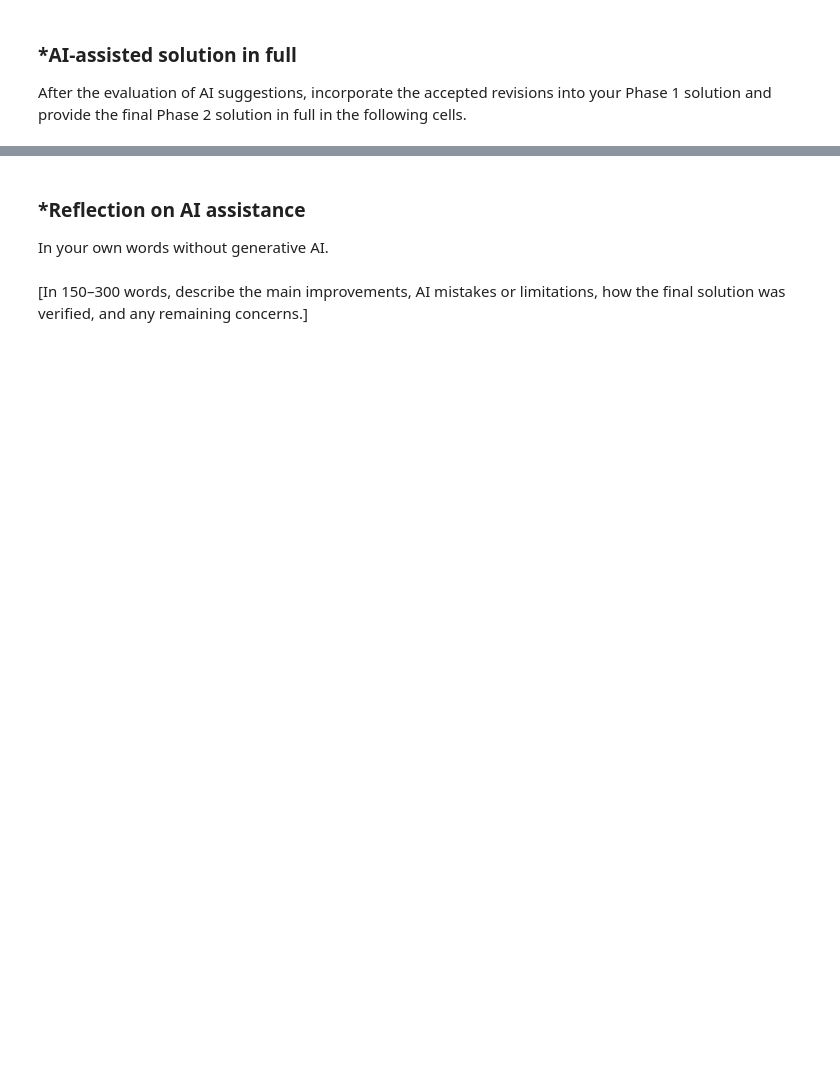
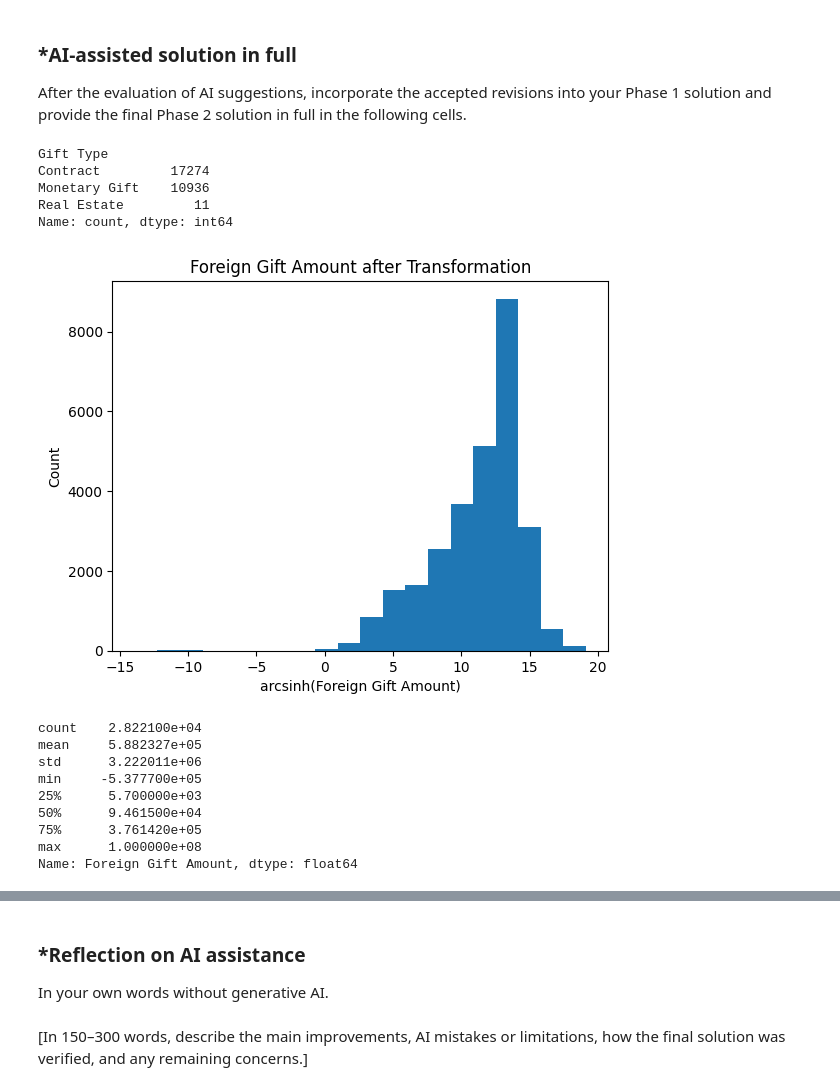
Before and after one commit to beccahobsonn/A02-eda-and-visualization, a Jupyter notebook: notebook.ipynb, the cells around one changed output, grey strips where cells are left out. Cells and saved outputs as stored; diff of their text form; code cells hidden in the pictures; blank space fills up the shorter version.

```diff
--- a/notebook.ipynb
+++ b/notebook.ipynb
@@ -164,3 +200,83 @@ Keep Phase 1 frozen.
 After the evaluation of AI suggestions, incorporate the accepted revisions into your Phase 1 solution and provide the final Phase 2 solution in full in the following cells.
 # %%
 # Your Phase 2 solution to the problem goes here.
+# %%
+import pandas as pd
+import numpy as np
+import seaborn as sns
+import matplotlib.pyplot as plt
+
+fgdf = pd.read_csv('/content/ForeignGifts_edu.csv')
+
+fgdf.head(20)
+fgdf.sample(20) #looking at data
+print(fgdf['Gift Type'].value_counts())
+
+#Create Histogram for Foreign Gift Amount
+fgdf['arcsinh_amount'] = np.arcsinh(fgdf['Foreign Gift Amount']) #arcsinh transformation to improve display
+fgdf['arcsinh_amount'].hist(bins=20, grid=False)
+plt.title('Foreign Gift Amount after Transformation')
+plt.xlabel('arcsinh(Foreign Gift Amount)')
+plt.ylabel('Count')
+plt.show()
+print(fgdf['Foreign Gift Amount'].describe())
+
+#Create Histogram for Gift Type
+fgdf['Gift Type'].hist(bins=20, grid=False)
+plt.title('Gift Type')
+plt.xlabel('Gift Type')
+plt.ylabel('Count')
+plt.show()
+
+#Proportion of Gift Types
+monetary_proportion = ((fgdf['Gift Type'] == 'Monetary Gift').sum() / len(fgdf))
+print('\nProportion of Monetary Gifts as a %:', round(monetary_proportion * 100, 2)) #round to 2 decimal places
+contract_proportion = ((fgdf['Gift Type'] == 'Contract').sum() / len(fgdf))
+print('Proportion of Contract Gifts as a %:', round(contract_proportion * 100, 2)) #round to 2 decimal places
+realestate_proportion = ((fgdf['Gift Type'] == 'Real Estate').sum() / len(fgdf))
+print('Proportion of Real Estate Gifts as a %:', round(realestate_proportion * 100, 2)) #round to 2 decimal places
+
+#KDE Displays
+plt.figure(figsize=(10,6))
+fgdf['log_amount'] = np.where(
+    fgdf['Foreign Gift Amount'] > 0, #only display positive gift amount values
+    np.log(fgdf['Foreign Gift Amount']),
+    np.nan)
+sns.kdeplot(data=fgdf, x='log_amount', fill=True)
+plt.title('KDE of log(Foreign Gift Amount)')
+plt.xlabel('log(Foreign Gift Amount)')
+plt.ylabel('Density')
+plt.show()
+
+plt.figure(figsize=(10,6))
+sns.kdeplot(data=fgdf, x='log_amount', hue='Gift Type', fill=True) #conditional on gift type
+plt.title('KDE of log(Foreign Gift Amount) by Gift Type')
+plt.xlabel('log(Foreign Gift Amount)')
+plt.ylabel('Density')
+plt.show()
+
+#Top 15 Giftors by Number of Gifts & Dollar Amount
+top15_count = (fgdf.groupby(['Country of Giftor']).size().sort_values(ascending=False).head(15)) #display top 15 countries
+print('\nTop 15 Countries by Number of Gifts:', (top15_count))
+top15_amount = (fgdf.groupby(['Country of Giftor'])['Foreign Gift Amount'].sum().sort_values(ascending=False).head(15)) #display top 15 giftors
+print('\nTop 15 Countries by Total Dollar Amount:\n', (top15_amount))
+
+#Top Giftors Total
+top_giftors = (fgdf.groupby(['Giftor Name'])['Foreign Gift Amount'].sum().sort_values(ascending=False).head(15)) #display top 15 giftors
+print('\nTop giftors by total amount given:\n', (top_giftors))
+# %% [output]
+Gift Type
+Contract         17274
+Monetary Gift    10936
+Real Estate         11
+Name: count, dtype: int64
+[figure, added]
+count    2.822100e+04
+mean     5.882327e+05
+std      3.222011e+06
+min     -5.377700e+05
+25%      5.700000e+03
+50%      9.461500e+04
+75%      3.761420e+05
+max      1.000000e+08
+Name: Foreign Gift Amount, dtype: float64
```
Also changed, not shown: parts of 10 cells of this notebook.
